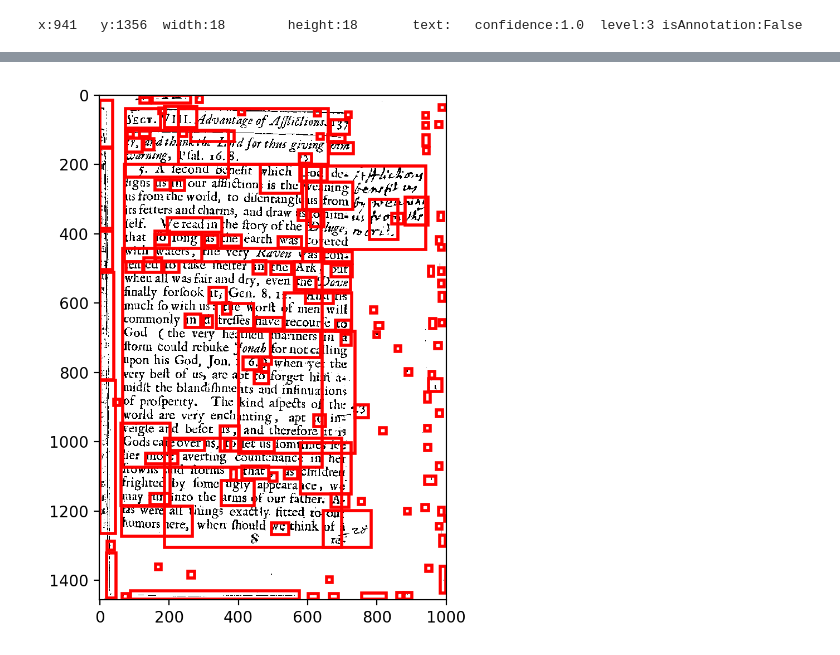
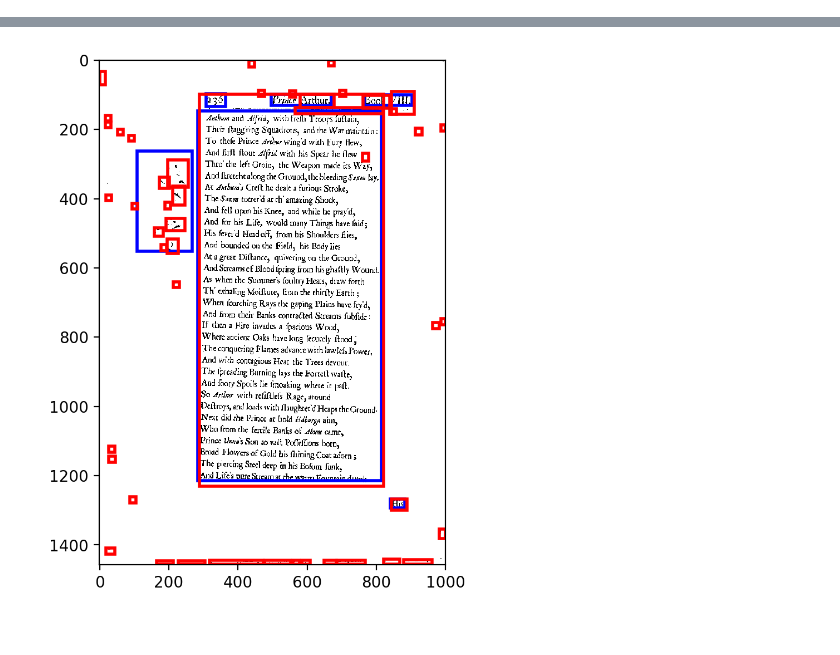
Before and after one commit to collectionslab/Omniscribe, a Jupyter notebook: detection/main.ipynb, the cells around one changed output, grey strips where cells are left out. Saved outputs shown, nothing was run; the diff lists cells and outputs as text; code cells hidden in the pictures.

Commit message:
add ocr engine reuslts

```diff
--- a/detection/main.ipynb
+++ b/detection/main.ipynb
@@ -66,18 +34,0 @@ plt.imshow(img, cmap='gray')
-# %%
-# ############################################
-#
-# 4. Load the tessearct engine
-#
-# ############################################
-
-from lib.OCREngine import OCREngine
-
-# define engine
-ocr = OCREngine('tessearct')
-# perform ocr
-imgROIs, data_df = ocr.image_to_data(img)
-
-# check
-print(imgROIs[10].toString())
-# %% [output]
-x:941   y:1356  width:18        height:18       text:   confidence:1.0  level:3 isAnnotation:False
@@ -98,23 +35,61 @@ x:941   y:1356  width:18        height:18       text:   confidence:1.0  level:3
+# %%
+%load_ext autoreload
+%autoreload 2
+%matplotlib inline
+
+from lib.GroudTruthDataLoader import *
+
+# 1. Load the ground truth
+gt_DataLoader = GroudTruthDataLoader()
+all_ground_truth = gt_DataLoader.loadBoundingBoxesCSV('sample/bb_data.csv')
 # %%
-# ############################################
+# ##########
 #
-# 5. Plot the bounding boxes on the text image
+# 2. Load an image and then display the ground truth roi
 #
-# ############################################
+# ##########
+from lib.ImgProcessor import ImgProcessor
+import matplotlib.pyplot as plt
+import numpy as np
 from lib.utils.Utils import *
+from lib.OCREngine import OCREngine
 import pickle
 
+# 1. parameters
+root_dir = './sample'
+img_id = '639'
+fname = '%s.png' %img_id
+ocr_engine = 'cv2'
+f = '%s/%s' % (root_dir,fname)
+
+# 2. Load the image
+imgProcessor = ImgProcessor()
+img = imgProcessor.loadImage(inFilename=f)
+
+# 3. preprocess the image
+img = imgProcessor.quickPreprocess(img)
+
+# 4. load the image ground truth
+img_roi_ground_truth = all_ground_truth[img_id]
+
+# 5. define the OCR
+# define engine
+ocr = OCREngine(ocr_engine)
+img_roi_ocr, data_df = ocr.image_to_data(img)
+
 # plot the rois and plot only certain information according to the set
-roi_level_set = set([3])
-plt_img(img, rois=imgROIs, roi_level_set=roi_level_set)
+roi_level_set = set([2])
+rois = [(img_roi_ground_truth,'b'), (img_roi_ocr,'r')]
+plt_img(img, rois=rois, roi_level_set=roi_level_set)
 
 # save the plot
-plt.savefig('./result/%s_boxes.png' %fname)
+plt.savefig('./result/%s_%s_boxes.png' %(fname,ocr_engine))
 
 # save the bounding boxes to txt
-save_rois(imgROIs,'./result/%s_imgROIs.txt' %fname)
+save_rois(img_roi_ground_truth,'./result/%s_imgROIs_ground_truth.txt' %fname)
+save_rois(img_roi_ocr,'./result/%s_imgROIs.txt' %fname)
 
 # save the bounding boxes to pickle
 with open('./result/%s_imgROIs.pkl' %fname,'wb') as f:
-    pickle.dump(imgROIs,f)
+    pickle.dump({'ocr':img_roi_ocr, 'ground_truth':img_roi_ground_truth},f)
 # %% [output]
@@ -138 +113 @@ Number of ROIs plotted: 144
-[figure, old version]
+[figure, new version]
```
Also changed, not shown: parts of 6 cells of this notebook, 24 other files.
